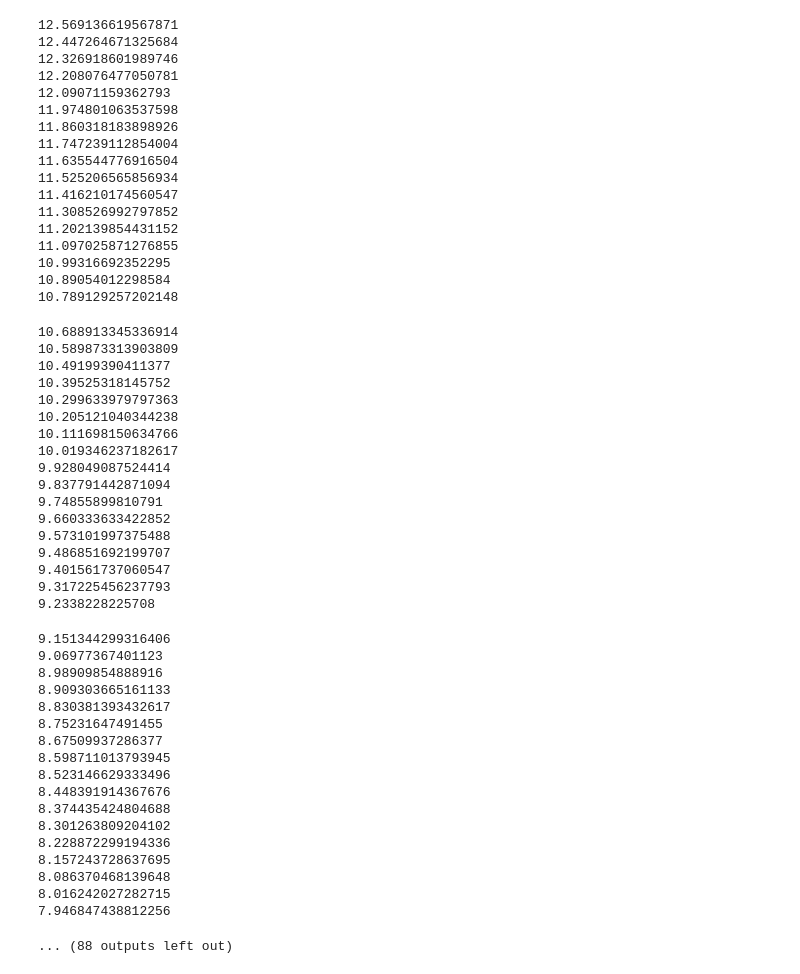
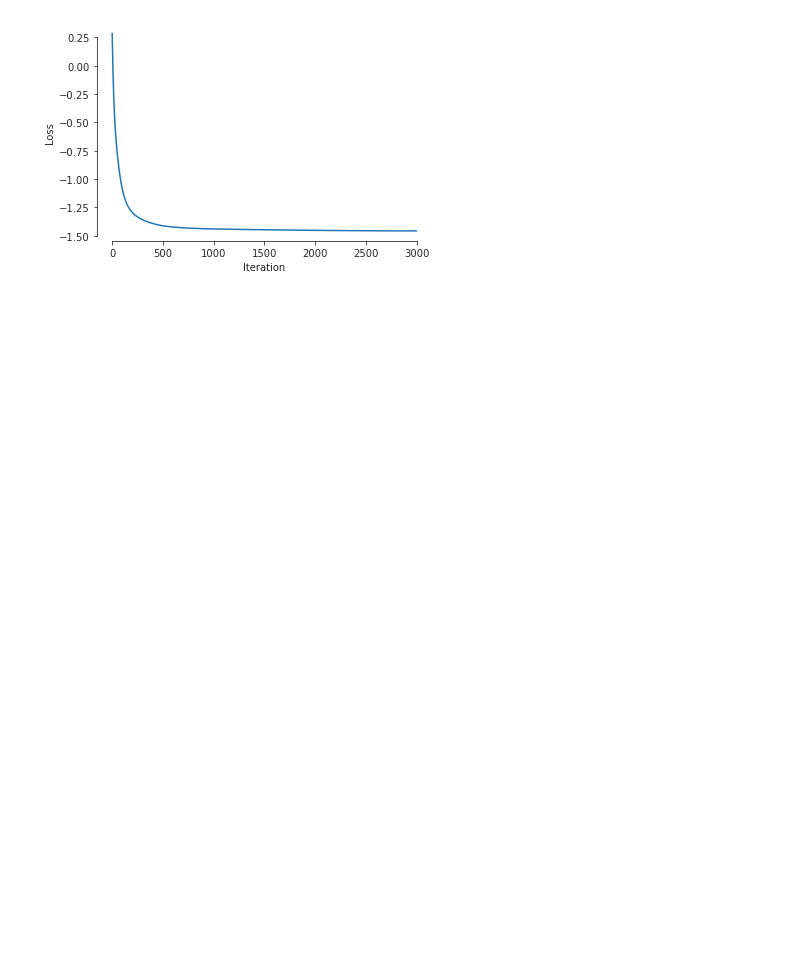
Before and after one commit to MatthiasHerp/mctm_pytorch, a Jupyter notebook: demo.ipynb, the cells around one changed output. Cells and saved outputs as stored; diff of their text form; code cells hidden in the pictures; blank space fills up the shorter version.

```diff
--- a/demo.ipynb
+++ b/demo.ipynb
@@ -27,3 +25,3 @@ mctm = Transformation(degree=10, number_variables=2, polynomial_range=polynomial
 # %%
-train(mctm, y)
+train(mctm, y, iterations=3000, verbose=False)
 # %% [output]
@@ -179,55 +28,4 @@ train(mctm, y)
-12.569136619567871
-12.447264671325684
-12.326918601989746
-12.208076477050781
-12.09071159362793
-11.974801063537598
-11.860318183898926
-11.747239112854004
-11.635544776916504
-11.525206565856934
-11.416210174560547
-11.308526992797852
-11.202139854431152
-11.097025871276855
-10.99316692352295
-10.89054012298584
-10.789129257202148
-10.688913345336914
-10.589873313903809
-10.49199390411377
-10.39525318145752
-10.299633979797363
-10.205121040344238
-10.111698150634766
-10.019346237182617
-9.928049087524414
-9.837791442871094
-9.74855899810791
-9.660333633422852
-9.573101997375488
-9.486851692199707
-9.401561737060547
-9.317225456237793
-9.2338228225708
-9.151344299316406
-9.06977367401123
-8.98909854888916
-8.909303665161133
-8.830381393432617
-8.75231647491455
-8.67509937286377
-8.598711013793945
-8.523146629333496
-8.448391914367676
-8.374435424804688
-8.301263809204102
-8.228872299194336
-8.157243728637695
-8.086370468139648
-8.016242027282715
-7.946847438812256
-... (88 outputs left out)
+[figure, added]
 # %%
 z, log_d = mctm.forward(y)
 plt.hist(z[:,0].detach().numpy(), bins=100)
```
Also changed, not shown: parts of 34 cells of this notebook, 2 other files.
